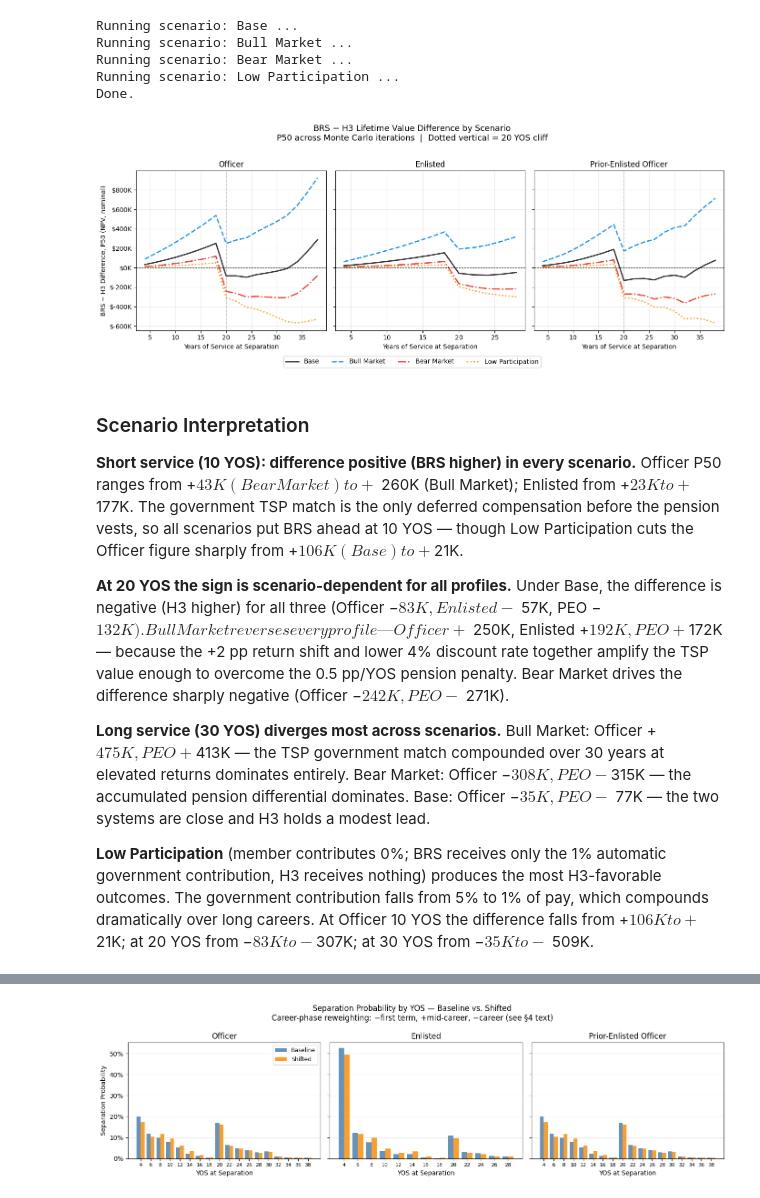
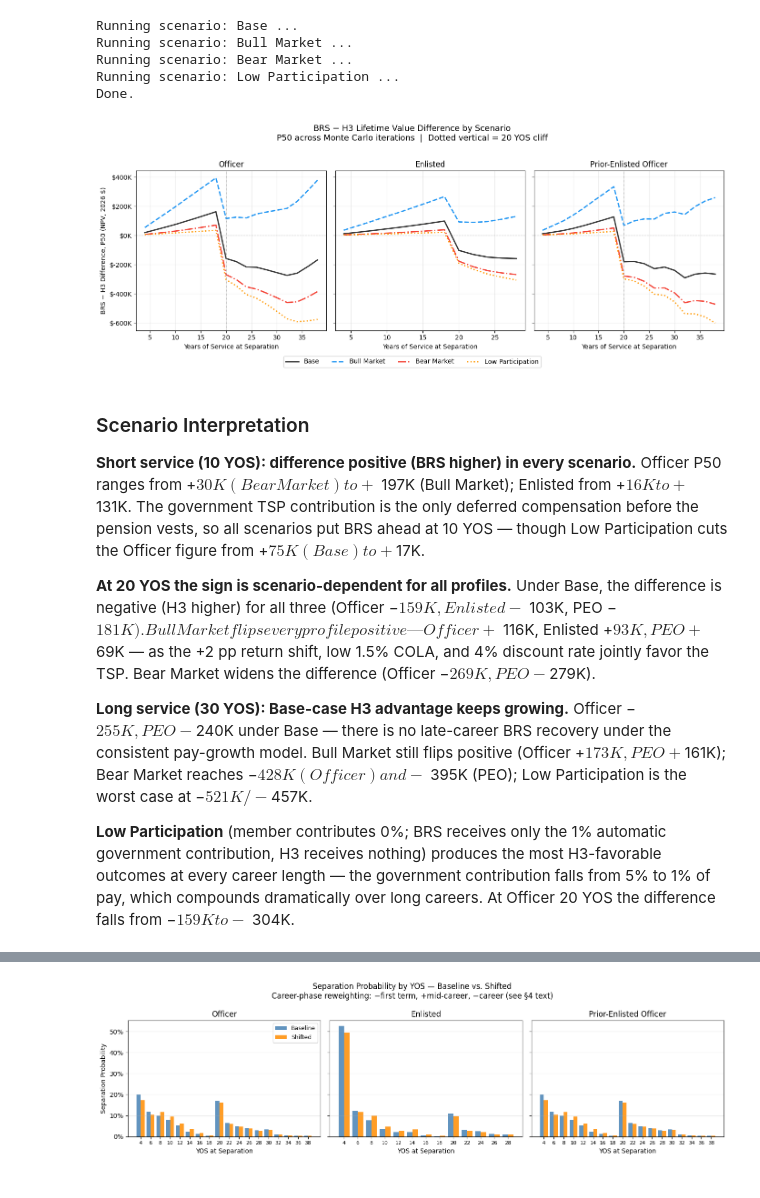
Before and after one commit to sgelety/military-retirement-monte-carlo, a Jupyter notebook: notebooks/05_sensitivity_analysis.ipynb, the cells around one changed output, grey strips where cells are left out. Drawn from its saved outputs; the diff is of its cells as text; code cells hidden in the pictures.

```diff
--- a/notebooks/05_sensitivity_analysis.ipynb
+++ b/notebooks/05_sensitivity_analysis.ipynb
@@ -237,12 +235,8 @@ oat_runs = {
     "Life Expect. (high)": _run_anchor(
         dao=DEATH_OFFSET_HIGH
     ),
-    "Member Contrib (low)": _run_anchor(
-        brs_cr=BRS_LOW, h3_cr=MBR_LOW
-    ),
-    "Member Contrib (high)": _run_anchor(
-        brs_cr=BRS_HIGH, h3_cr=MBR_HIGH
-    ),
+    "Member Contrib (low)": _run_anchor(mbr=MBR_LOW),
+    "Member Contrib (high)": _run_anchor(mbr=MBR_HIGH),
 }
 
 oat_p50 = {
@@ -345,7 +339,7 @@ fmt = mticker.FuncFormatter(
 )
 ax.xaxis.set_major_formatter(fmt)
 ax.set_xlabel(
-    "BRS − H3 Difference, P50 (NPV, nominal)",
+    "BRS − H3 Difference, P50 (NPV, 2026 $)",
     fontsize=11,
 )
 ax.set_title(
@@ -446,8 +438,7 @@ scenarios = {
         cs=cola_stats,
         dr=0.05,
         dao=0.0,
-        brs_cr=None,
-        h3_cr=None,
+        mbr=0.05,
         pay=pay_df,
     ),
     "Bull Market": dict(
@@ -455,8 +446,7 @@ scenarios = {
         cs={"mean": 0.015, "std": cola_stats["std"]},
         dr=0.04,
         dao=0.0,
-        brs_cr=None,
-        h3_cr=None,
+        mbr=0.05,
         pay=pay_df,
     ),
     "Bear Market": dict(
@@ -464,8 +454,7 @@ scenarios = {
         cs={"mean": 0.050, "std": cola_stats["std"]},
         dr=0.06,
         dao=0.0,
-        brs_cr=None,
-        h3_cr=None,
+        mbr=0.05,
         pay=pay_df,
     ),
     "Low Participation": dict(
@@ -473,8 +462,7 @@ scenarios = {
         cs=cola_stats,
         dr=0.05,
         dao=0.0,
-        brs_cr=BRS_LOW,
-        h3_cr=MBR_LOW,
+        mbr=MBR_LOW,
         pay=pay_df,
     ),
 }
@@ -495,8 +483,7 @@ for scen_name, p in scenarios.items():
                 discount_rate=p["dr"],
                 seed=RNG_SEED,
                 death_age_offset=p["dao"],
-                brs_contrib_rate=p["brs_cr"],
-                h3_contrib_rate=p["h3_cr"],
+                member_rate=p["mbr"],
             )
             scen_p50[scen_name][profile][yos] = float(
                 np.percentile(out["brs_adv"], 50)
@@ -558,74 +545,70 @@ for ax, (profile, title) in zip(
     ax.set_title(title, fontsize=12)
     ax.set_xlabel(
         "Years of Service at Separation", fontsize=10
     )
     ax.yaxis.set_major_formatter(
         mticker.FuncFormatter(
             lambda x, _: f"${x/1_000:.0f}K"
         )
     )
     ax.grid(alpha=0.25)
 
 axes[0].set_ylabel(
-    "BRS − H3 Difference, P50 (NPV, nominal)",
+    "BRS − H3 Difference, P50 (NPV, 2026 $)",
     fontsize=10,
 )
 
 handles, labels = axes[0].get_legend_handles_labels()
 fig.legend(
     handles, labels,
     loc="lower center", ncol=4, fontsize=10,
     bbox_to_anchor=(0.5, -0.06),
 )
 fig.suptitle(
     "BRS − H3 Lifetime Value Difference by Scenario\n"
     "P50 across Monte Carlo iterations  |  "
     "Dotted vertical = 20 YOS cliff",
     fontsize=13, y=1.02,
 )
 plt.tight_layout()
 plt.show()
 # %% [output]
-[figure, old version]
+[figure, new version]
 # %% [markdown]
 ### Scenario Interpretation
 
 **Short service (10 YOS): difference positive (BRS higher)
-in every scenario.** Officer P50 ranges from +$43K (Bear
-Market) to +$260K (Bull Market); Enlisted from +$23K to
-+$177K. The government TSP match is the only deferred
+in every scenario.** Officer P50 ranges from +$30K (Bear
+Market) to +$197K (Bull Market); Enlisted from +$16K to
++$131K. The government TSP contribution is the only deferred
 compensation before the pension vests, so all scenarios put
 BRS ahead at 10 YOS — though Low Participation cuts the
-Officer figure sharply from +$106K (Base) to +$21K.
+Officer figure from +$75K (Base) to +$17K.
 
 **At 20 YOS the sign is scenario-dependent for all
 profiles.** Under Base, the difference is negative (H3
-higher) for all three (Officer −$83K, Enlisted
-−$57K, PEO −$132K). Bull Market reverses every
-profile — Officer +$250K, Enlisted +$192K, PEO +$172K
-— because the +2 pp return shift and lower 4% discount
-rate together amplify the TSP value enough to overcome the
-0.5 pp/YOS pension penalty. Bear Market drives the
-difference sharply negative (Officer −$242K, PEO
-−$271K).
+higher) for all three (Officer −$159K, Enlisted
+−$103K, PEO −$181K). Bull Market flips every profile
+positive — Officer +$116K, Enlisted +$93K, PEO +$69K —
+as the +2 pp return shift, low 1.5% COLA, and 4% discount
+rate jointly favor the TSP. Bear Market widens the
+difference (Officer −$269K, PEO −$279K).
 
-**Long service (30 YOS) diverges most across scenarios.**
-Bull Market: Officer +$475K, PEO +$413K — the TSP
-government match compounded over 30 years at elevated
-returns dominates entirely. Bear Market: Officer
-−$308K, PEO −$315K — the accumulated pension
-differential dominates. Base: Officer −$35K, PEO
-−$77K — the two systems are close and H3 holds a
-modest lead.
+**Long service (30 YOS): Base-case H3 advantage keeps
+growing.** Officer −$255K, PEO −$240K under Base —
+there is no late-career BRS recovery under the consistent
+pay-growth model. Bull Market still flips positive (Officer
++$173K, PEO +$161K); Bear Market reaches −$428K
+(Officer) and −$395K (PEO); Low Participation is the
+worst case at −$521K / −$457K.
 
 **Low Participation** (member contributes 0%; BRS receives
 only the 1% automatic government contribution, H3 receives
-nothing) produces the most H3-favorable outcomes. The
-government contribution falls from 5% to 1% of pay, which
-compounds dramatically over long careers. At Officer 10 YOS
-the difference falls from +$106K to +$21K; at 20 YOS from
-−$83K to −$307K; at 30 YOS from −$35K to
-−$509K.
+nothing) produces the most H3-favorable outcomes at every
+career length — the government contribution falls from 5%
+to 1% of pay, which compounds dramatically over long careers.
+At Officer 20 YOS the difference falls from −$159K to
+−$304K.
 # %% [markdown]
 ## 4. Separation-Distribution Sensitivity (per-entrant fiscal)
 
```
Also changed, not shown: parts of 14 cells of this notebook, 10 other files.
